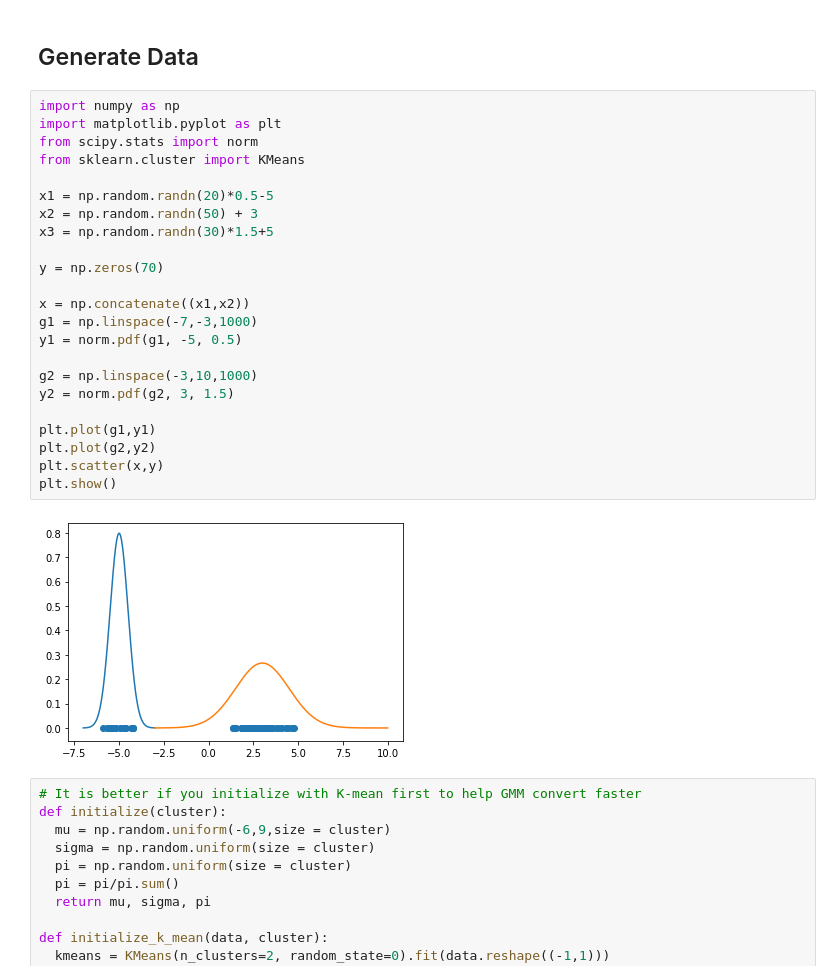
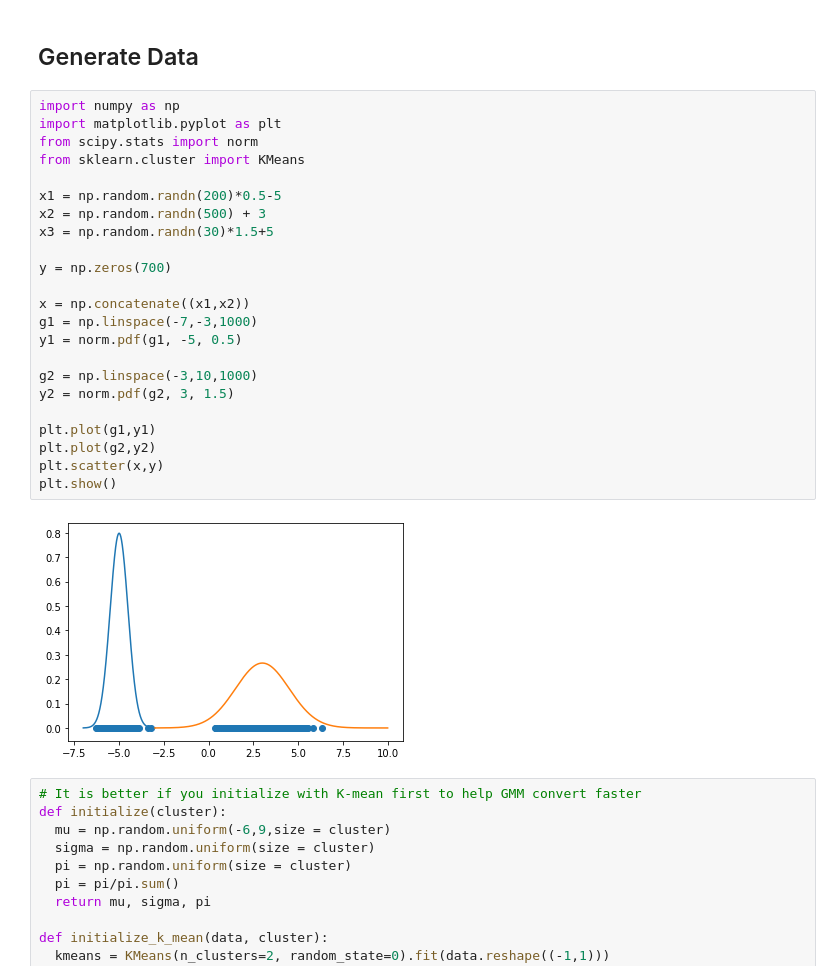
Before and after one commit to 44REAM/AI_mahidol, a Jupyter notebook: week2.ipynb, the cells around one changed output. Drawn from its saved outputs; the diff is of its cells as text.

```diff
--- a/week2.ipynb
+++ b/week2.ipynb
@@ -212,28 +212,28 @@ $$N_k = \sum_i q(z_i =k)$$
 # %%
 import numpy as np
 import matplotlib.pyplot as plt
 from scipy.stats import norm
 from sklearn.cluster import KMeans
 
-x1 = np.random.randn(20)*0.5-5
-x2 = np.random.randn(50) + 3
+x1 = np.random.randn(200)*0.5-5
+x2 = np.random.randn(500) + 3
 x3 = np.random.randn(30)*1.5+5
 
-y = np.zeros(70)
+y = np.zeros(700)
 
 x = np.concatenate((x1,x2))
 g1 = np.linspace(-7,-3,1000)
 y1 = norm.pdf(g1, -5, 0.5)
 
 g2 = np.linspace(-3,10,1000)
 y2 = norm.pdf(g2, 3, 1.5)
 
 plt.plot(g1,y1)
 plt.plot(g2,y2)
 plt.scatter(x,y)
 plt.show()
 # %% [output]
-[figure, old version]
+[figure, new version]
 # %%
 # It is better if you initialize with K-mean first to help GMM convert faster
 def initialize(cluster):
```
Also changed, not shown: parts of 2 cells of this notebook.
